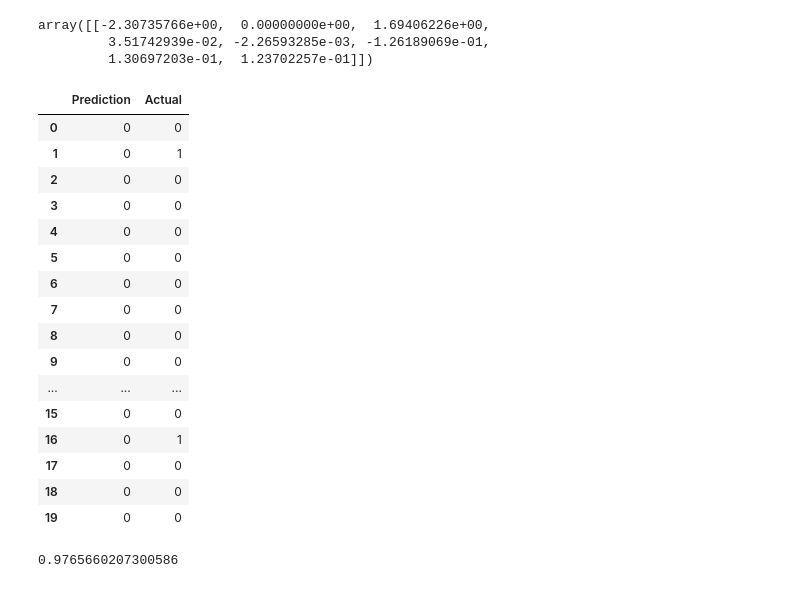
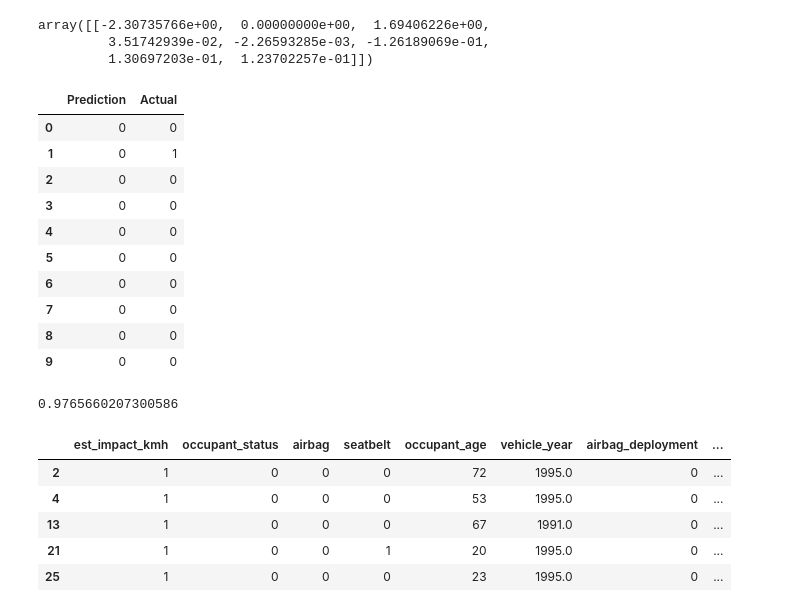
Before and after one commit to mydogjavascript/final_project, a Jupyter notebook: Crash_Version_1.ipynb, the cells around one changed output. Saved outputs shown, nothing was run; the diff lists cells and outputs as text; code cells hidden in the pictures.

```diff
--- a/Crash_Version_1.ipynb
+++ b/Crash_Version_1.ipynb
@@ -369,28 +379,32 @@ array([[-2.30735766e+00,  0.00000000e+00,  1.69406226e+00,
 # %%
 # Make predictions:
 y_pred = classifier.predict(X_test)
 results = pd.DataFrame({"Prediction": y_pred, "Actual": y_test}).reset_index(drop=True)
-results.head(20)
+results.head(10)
 # %% [output]
 |  | Prediction | Actual |
 | 0 | 0 | 0 |
 | 1 | 0 | 1 |
 | 2 | 0 | 0 |
 | 3 | 0 | 0 |
 | 4 | 0 | 0 |
 | 5 | 0 | 0 |
 | 6 | 0 | 0 |
 | 7 | 0 | 0 |
 | 8 | 0 | 0 |
 | 9 | 0 | 0 |
-| ... | ... | ... |
-| 15 | 0 | 0 |
-| 16 | 0 | 1 |
-| 17 | 0 | 0 |
-| 18 | 0 | 0 |
-| 19 | 0 | 0 |
 # %%
 # Determine prediction accuracy:
 print(accuracy_score(y_test, y_pred))
 # %% [output]
 0.9765660207300586
+# %%
+# Set up to test for seatbelt usage instead of occupant status with Logistic Regression:
+crash_v6.head()
+# %% [output]
+|  | est_impact_kmh | occupant_status | airbag | seatbelt | occupant_age | vehicle_year | airbag_deployment | ... |
+| 2 | 1 | 0 | 0 | 0 | 72 | 1995.0 | 0 | ... |
+| 4 | 1 | 0 | 0 | 0 | 53 | 1995.0 | 0 | ... |
+| 13 | 1 | 0 | 0 | 0 | 67 | 1991.0 | 0 | ... |
+| 21 | 1 | 0 | 0 | 1 | 20 | 1995.0 | 0 | ... |
+| 25 | 1 | 0 | 0 | 0 | 23 | 1995.0 | 0 | ... |
```
Also changed, not shown: parts of 3 cells of this notebook.
